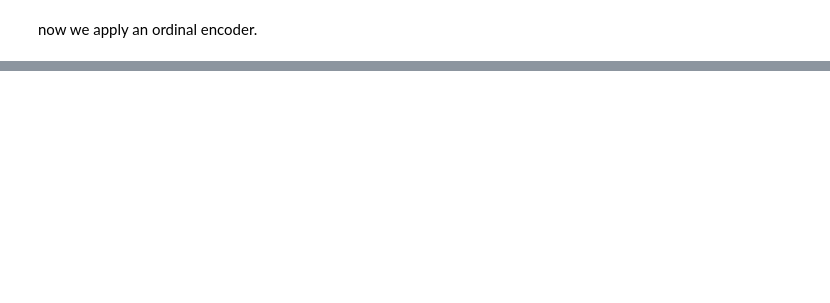
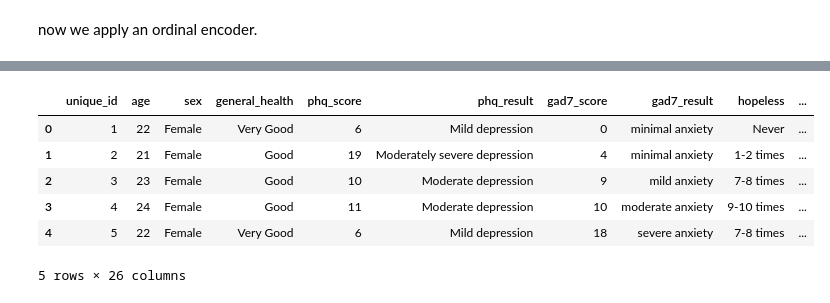
Before and after one commit to hirnas/cpsc368tp, a Jupyter notebook: code/half-way_submission.ipynb, the cells around one changed output, grey strips where cells are left out. Cells and saved outputs as stored; diff of their text form; code cells hidden in the pictures; blank space fills up the shorter version.

```diff
--- a/code/half-way_submission.ipynb
+++ b/code/half-way_submission.ipynb
@@ -379,0 +414,10 @@ dtype: object
+# %%
+mh_df_cleaned.head()
+# %% [output]
+|  | unique_id | age | sex | general_health | phq_score | phq_result | gad7_score | gad7_result | hopeless | ... |
+| 0 | 1 | 22 | Female | Very Good | 6 | Mild depression | 0 | minimal anxiety | Never | ... |
+| 1 | 2 | 21 | Female | Good | 19 | Moderately severe depression | 4 | minimal anxiety | 1-2 times | ... |
+| 2 | 3 | 23 | Female | Good | 10 | Moderate depression | 9 | mild anxiety | 7-8 times | ... |
+| 3 | 4 | 24 | Female | Good | 11 | Moderate depression | 10 | moderate anxiety | 9-10 times | ... |
+| 4 | 5 | 22 | Female | Very Good | 6 | Mild depression | 18 | severe anxiety | 7-8 times | ... |
+5 rows × 26 columns
```
Also changed, not shown: parts of 15 cells of this notebook, 1 other file.
